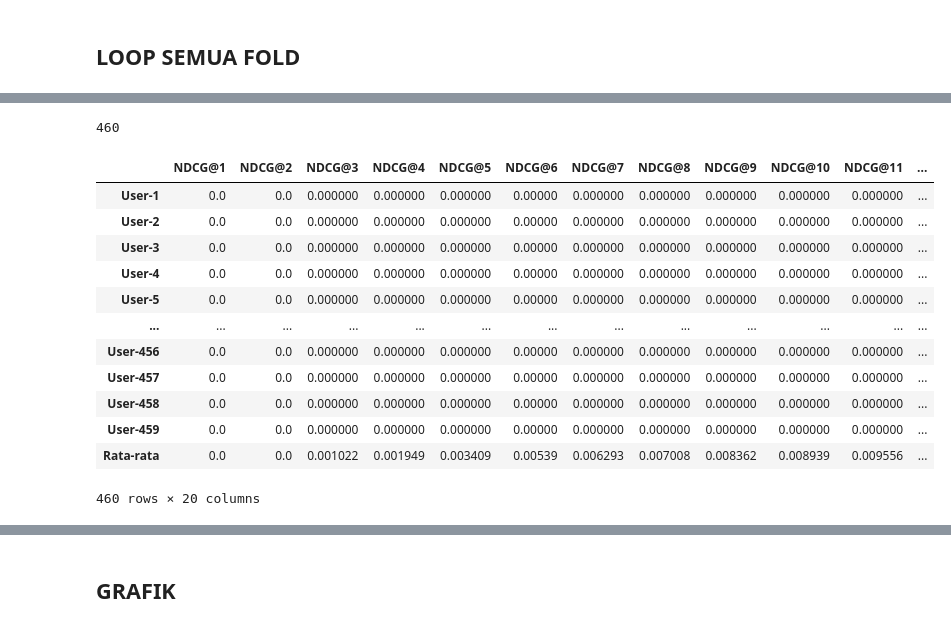
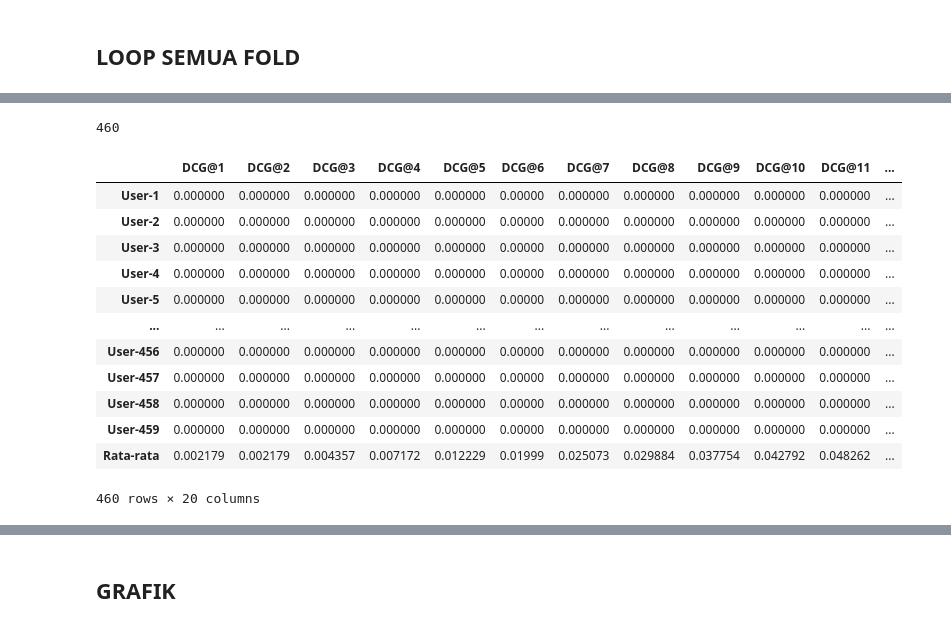
Before and after one commit to alfiiinur/setBasedImplentasi, a Jupyter notebook: evaluasi/NDCG.ipynb, the cells around one changed output, grey strips where cells are left out. Cells and saved outputs as stored; diff of their text form; code cells hidden in the pictures.

Commit message:
update [NDCG]

```diff
--- a/evaluasi/NDCG.ipynb
+++ b/evaluasi/NDCG.ipynb
@@ -348,8 +295,8 @@ calNDCG
 # %% [markdown]
 ## LOPP TEST REAL DATA
 # %%
-openTopN = joblib.load("../case/topN/Jac/topNUser/2/5_20_0.7.joblib")
-
+openTopN = joblib.load("../case/topN/Jac/topNUser/1/5_20_0.7.joblib")
+# openTopN100 = joblib.load("../case/topN/topN100.joblib")
 # jadikan data frame
 print((openTopN))
 # %% [output]
@@ -475,0 +534,4 @@ def NDCGNALL(base_input_dir, base_output_dir, dataset_dir, N=20):
+# %%
+loaduser1 = joblib.load("../case/NDCG/Jac/user/1/10_20_0.7_ndcg.joblib")
+print(len(loaduser1))
+(loaduser1)
@@ -476,21 +553,21 @@ def NDCGNALL(base_input_dir, base_output_dir, dataset_dir, N=20):
 # %%
-loaduser = joblib.load("../case/NDCG/Jac/user/1/10_20_0.7_ndcg.joblib")
+loaduser = joblib.load("../case/DCG/Jac/user/1/10_20_0.7_dcg.joblib")
 print(len(loaduser))
 (loaduser)
 # %% [output]
 460
-|  | NDCG@1 | NDCG@2 | NDCG@3 | NDCG@4 | NDCG@5 | NDCG@6 | NDCG@7 | NDCG@8 | NDCG@9 | NDCG@10 | NDCG@11 | ... |
-| User-1 | 0.0 | 0.0 | 0.000000 | 0.000000 | 0.000000 | 0.00000 | 0.000000 | 0.000000 | 0.000000 | 0.000000 | 0.000000 | ... |
-| User-2 | 0.0 | 0.0 | 0.000000 | 0.000000 | 0.000000 | 0.00000 | 0.000000 | 0.000000 | 0.000000 | 0.000000 | 0.000000 | ... |
-| User-3 | 0.0 | 0.0 | 0.000000 | 0.000000 | 0.000000 | 0.00000 | 0.000000 | 0.000000 | 0.000000 | 0.000000 | 0.000000 | ... |
-| User-4 | 0.0 | 0.0 | 0.000000 | 0.000000 | 0.000000 | 0.00000 | 0.000000 | 0.000000 | 0.000000 | 0.000000 | 0.000000 | ... |
-| User-5 | 0.0 | 0.0 | 0.000000 | 0.000000 | 0.000000 | 0.00000 | 0.000000 | 0.000000 | 0.000000 | 0.000000 | 0.000000 | ... |
+|  | DCG@1 | DCG@2 | DCG@3 | DCG@4 | DCG@5 | DCG@6 | DCG@7 | DCG@8 | DCG@9 | DCG@10 | DCG@11 | ... |
+| User-1 | 0.000000 | 0.000000 | 0.000000 | 0.000000 | 0.000000 | 0.00000 | 0.000000 | 0.000000 | 0.000000 | 0.000000 | 0.000000 | ... |
+| User-2 | 0.000000 | 0.000000 | 0.000000 | 0.000000 | 0.000000 | 0.00000 | 0.000000 | 0.000000 | 0.000000 | 0.000000 | 0.000000 | ... |
+| User-3 | 0.000000 | 0.000000 | 0.000000 | 0.000000 | 0.000000 | 0.00000 | 0.000000 | 0.000000 | 0.000000 | 0.000000 | 0.000000 | ... |
+| User-4 | 0.000000 | 0.000000 | 0.000000 | 0.000000 | 0.000000 | 0.00000 | 0.000000 | 0.000000 | 0.000000 | 0.000000 | 0.000000 | ... |
+| User-5 | 0.000000 | 0.000000 | 0.000000 | 0.000000 | 0.000000 | 0.00000 | 0.000000 | 0.000000 | 0.000000 | 0.000000 | 0.000000 | ... |
 | ... | ... | ... | ... | ... | ... | ... | ... | ... | ... | ... | ... | ... |
-| User-456 | 0.0 | 0.0 | 0.000000 | 0.000000 | 0.000000 | 0.00000 | 0.000000 | 0.000000 | 0.000000 | 0.000000 | 0.000000 | ... |
-| User-457 | 0.0 | 0.0 | 0.000000 | 0.000000 | 0.000000 | 0.00000 | 0.000000 | 0.000000 | 0.000000 | 0.000000 | 0.000000 | ... |
-| User-458 | 0.0 | 0.0 | 0.000000 | 0.000000 | 0.000000 | 0.00000 | 0.000000 | 0.000000 | 0.000000 | 0.000000 | 0.000000 | ... |
-| User-459 | 0.0 | 0.0 | 0.000000 | 0.000000 | 0.000000 | 0.00000 | 0.000000 | 0.000000 | 0.000000 | 0.000000 | 0.000000 | ... |
-| Rata-rata | 0.0 | 0.0 | 0.001022 | 0.001949 | 0.003409 | 0.00539 | 0.006293 | 0.007008 | 0.008362 | 0.008939 | 0.009556 | ... |
+| User-456 | 0.000000 | 0.000000 | 0.000000 | 0.000000 | 0.000000 | 0.00000 | 0.000000 | 0.000000 | 0.000000 | 0.000000 | 0.000000 | ... |
+| User-457 | 0.000000 | 0.000000 | 0.000000 | 0.000000 | 0.000000 | 0.00000 | 0.000000 | 0.000000 | 0.000000 | 0.000000 | 0.000000 | ... |
+| User-458 | 0.000000 | 0.000000 | 0.000000 | 0.000000 | 0.000000 | 0.00000 | 0.000000 | 0.000000 | 0.000000 | 0.000000 | 0.000000 | ... |
+| User-459 | 0.000000 | 0.000000 | 0.000000 | 0.000000 | 0.000000 | 0.00000 | 0.000000 | 0.000000 | 0.000000 | 0.000000 | 0.000000 | ... |
+| Rata-rata | 0.002179 | 0.002179 | 0.004357 | 0.007172 | 0.012229 | 0.01999 | 0.025073 | 0.029884 | 0.037754 | 0.042792 | 0.048262 | ... |
 460 rows × 20 columns
 # %%
 loaduser1 = joblib.load("../case/NDCG/Jac/user/2/15_20_0.7_ndcg.joblib")
```
Also changed, not shown: parts of 68 cells of this notebook.
